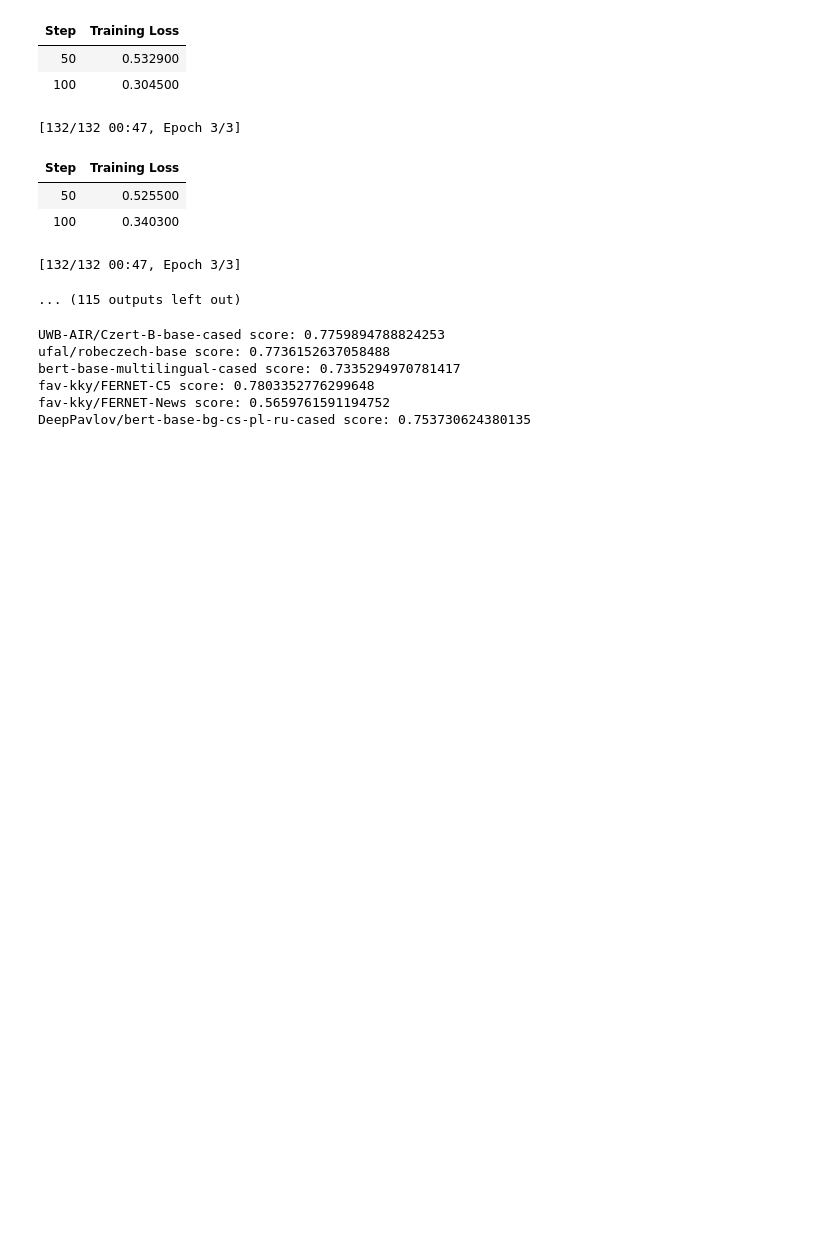
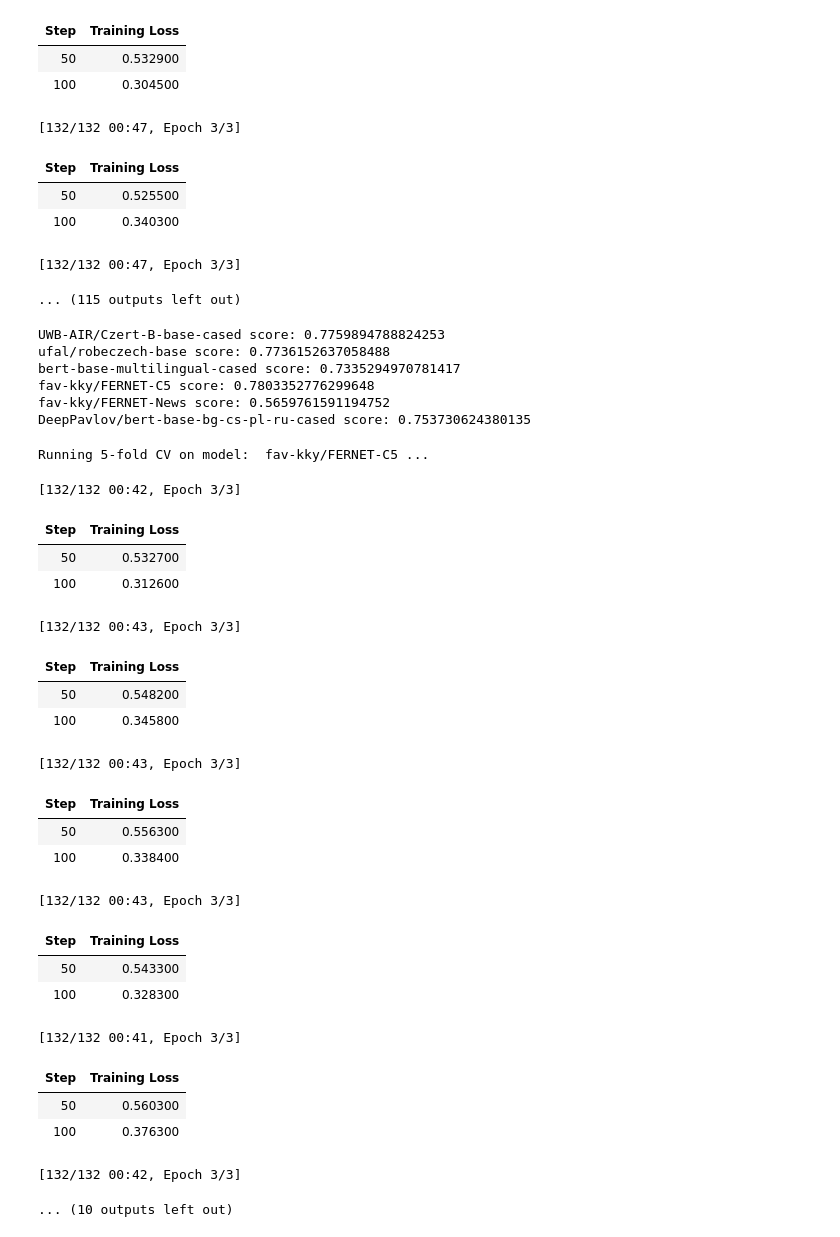
Before and after one commit to horychtom/czech-media-bias-detection, a Jupyter notebook: notebooks/media/whole_process/baseline-10fold.ipynb, the cells around one changed output. Cells and saved outputs as stored; diff of their text form; code cells hidden in the pictures; blank space fills up the shorter version.

Commit message:
training

```diff
--- a/notebooks/media/whole_process/baseline-10fold.ipynb
+++ b/notebooks/media/whole_process/baseline-10fold.ipynb
@@ -110,3 +110,55 @@ bert-base-multilingual-cased score: 0.7335294970781417
 fav-kky/FERNET-C5 score: 0.7803352776299648
 fav-kky/FERNET-News score: 0.5659761591194752
 DeepPavlov/bert-base-bg-cs-pl-ru-cased score: 0.753730624380135
+# %%
+model_scores2 = {}
+
+for model_name in ['fav-kky/FERNET-C5']:
+    scores = []
+    tokenizer = AutoTokenizer.from_pretrained(model_name, use_fast=False,padding=True)
+    data_collator = DataCollatorWithPadding(tokenizer=tokenizer)
+
+    token_full = preprocess_data(data,tokenizer,'sentence')
+
+    print("Running 5-fold CV on model: ",model_name,"...")
+    for train_index, val_index in skfold.split(token_full['input_ids'],token_full['label']):
+
+        token_train = Dataset.from_dict(token_full[train_index])
+        token_valid = Dataset.from_dict(token_full[val_index])
+
+        model = AutoModelForSequenceClassification.from_pretrained(model_name,num_labels=2);
+        model.to(device)
+        trainer = Trainer(model,training_args,train_dataset=token_train,data_collator=data_collator,tokenizer=tokenizer)
+        trainer.train()
+
+        #evaluation
+        eval_dataloader = DataLoader(token_valid, batch_size=BATCH_SIZE, collate_fn=data_collator)
+        scores.append(compute_metrics(model,device,eval_dataloader)['f1'])
+
+    print("Done.")
+    print(np.mean(scores))
+    model_scores2[model_name] = scores
+# %% [output]
+Running 5-fold CV on model:  fav-kky/FERNET-C5 ...
+[132/132 00:42, Epoch 3/3]
+| Step | Training Loss |
+| 50 | 0.532700 |
+| 100 | 0.312600 |
+[132/132 00:43, Epoch 3/3]
+| Step | Training Loss |
+| 50 | 0.548200 |
+| 100 | 0.345800 |
+[132/132 00:43, Epoch 3/3]
+| Step | Training Loss |
+| 50 | 0.556300 |
+| 100 | 0.338400 |
+[132/132 00:43, Epoch 3/3]
+| Step | Training Loss |
+| 50 | 0.543300 |
+| 100 | 0.328300 |
+[132/132 00:41, Epoch 3/3]
+| Step | Training Loss |
+| 50 | 0.560300 |
+| 100 | 0.376300 |
+[132/132 00:42, Epoch 3/3]
+... (10 outputs left out)
```
Also changed, not shown: 15 other files.
